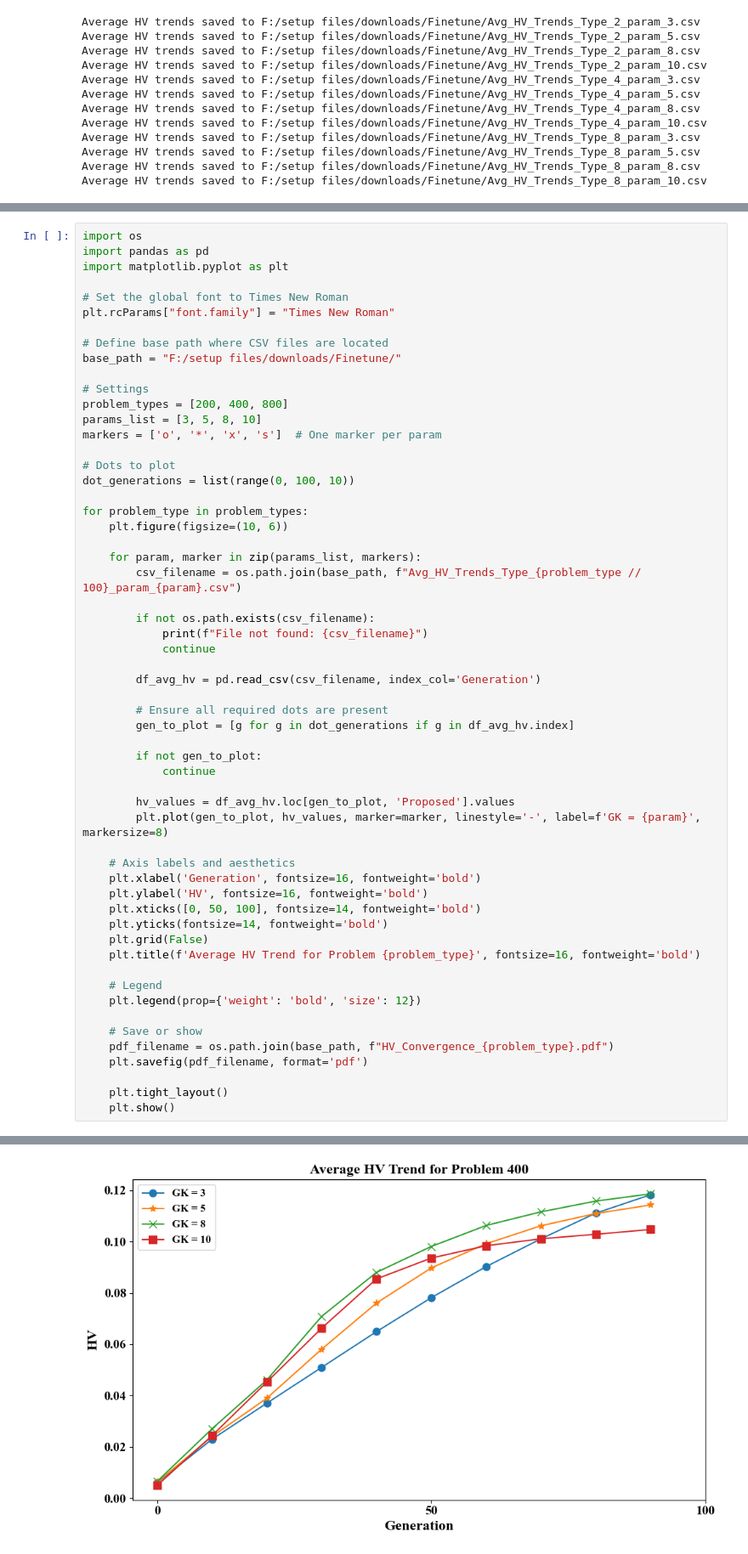
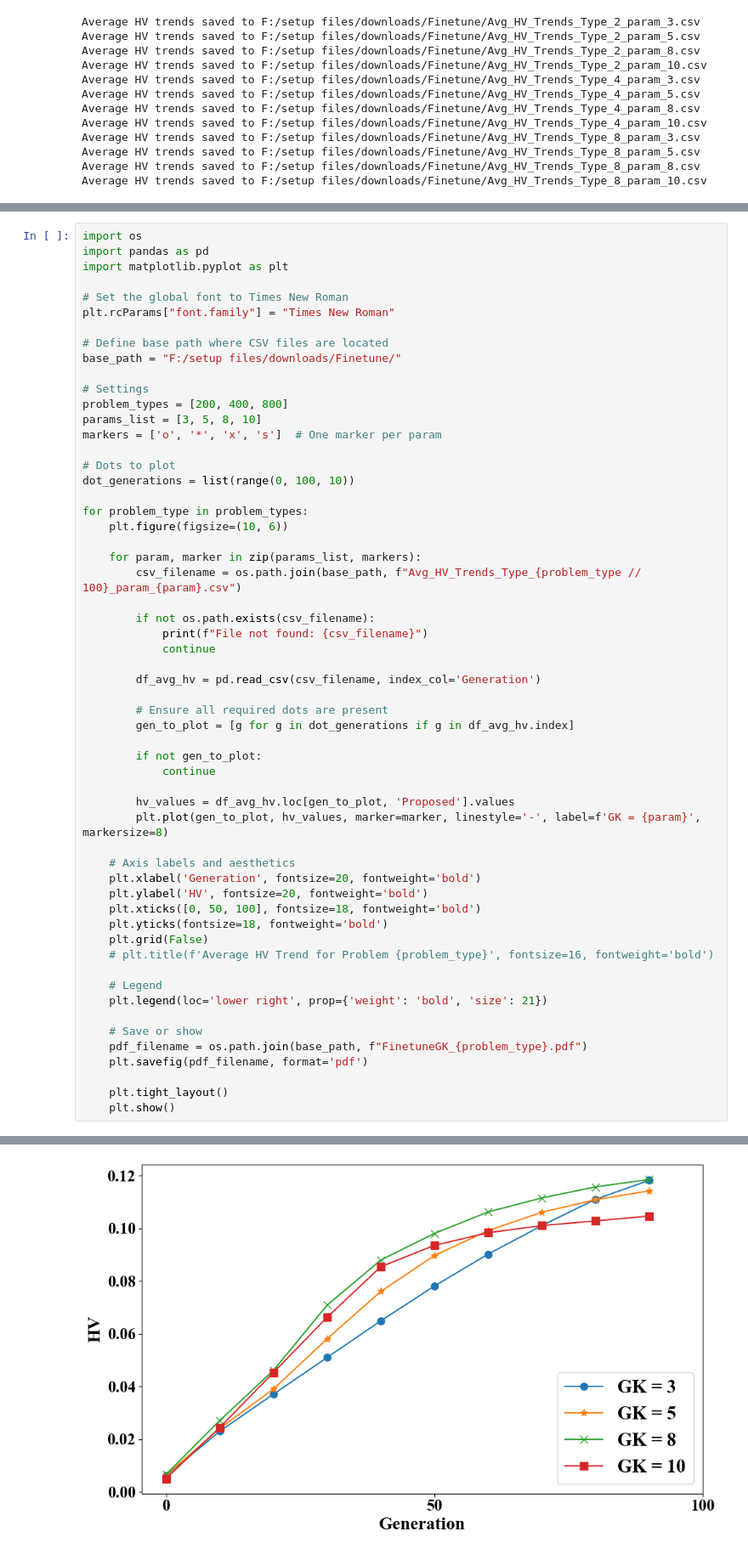
Before and after one commit to hwnginsoict/DPDPTW2F, a Jupyter notebook: draw/finetune.ipynb, the cells around one changed output, grey strips where cells are left out. Shown at 85% size. Saved outputs shown, nothing was run; the diff lists cells and outputs as text.

```diff
--- a/draw/finetune.ipynb
+++ b/draw/finetune.ipynb
@@ -224,18 +296,18 @@ for problem_type in problem_types:
         plt.plot(gen_to_plot, hv_values, marker=marker, linestyle='-', label=f'GK = {param}', markersize=8)
 
     # Axis labels and aesthetics
-    plt.xlabel('Generation', fontsize=16, fontweight='bold')
-    plt.ylabel('HV', fontsize=16, fontweight='bold')
-    plt.xticks([0, 50, 100], fontsize=14, fontweight='bold')
-    plt.yticks(fontsize=14, fontweight='bold')
+    plt.xlabel('Generation', fontsize=20, fontweight='bold')
+    plt.ylabel('HV', fontsize=20, fontweight='bold')
+    plt.xticks([0, 50, 100], fontsize=18, fontweight='bold')
+    plt.yticks(fontsize=18, fontweight='bold')
     plt.grid(False)
-    plt.title(f'Average HV Trend for Problem {problem_type}', fontsize=16, fontweight='bold')
+    # plt.title(f'Average HV Trend for Problem {problem_type}', fontsize=16, fontweight='bold')
 
     # Legend
-    plt.legend(prop={'weight': 'bold', 'size': 12})
+    plt.legend(loc='lower right', prop={'weight': 'bold', 'size': 21})
 
     # Save or show
-    pdf_filename = os.path.join(base_path, f"HV_Convergence_{problem_type}.pdf")
+    pdf_filename = os.path.join(base_path, f"FinetuneGK_{problem_type}.pdf")
     plt.savefig(pdf_filename, format='pdf')
 
     plt.tight_layout()
@@ -245 +317 @@ for problem_type in problem_types:
-[figure, old version]
+[figure, new version]
```
Also changed, not shown: parts of 2 cells of this notebook, 2 other files.
